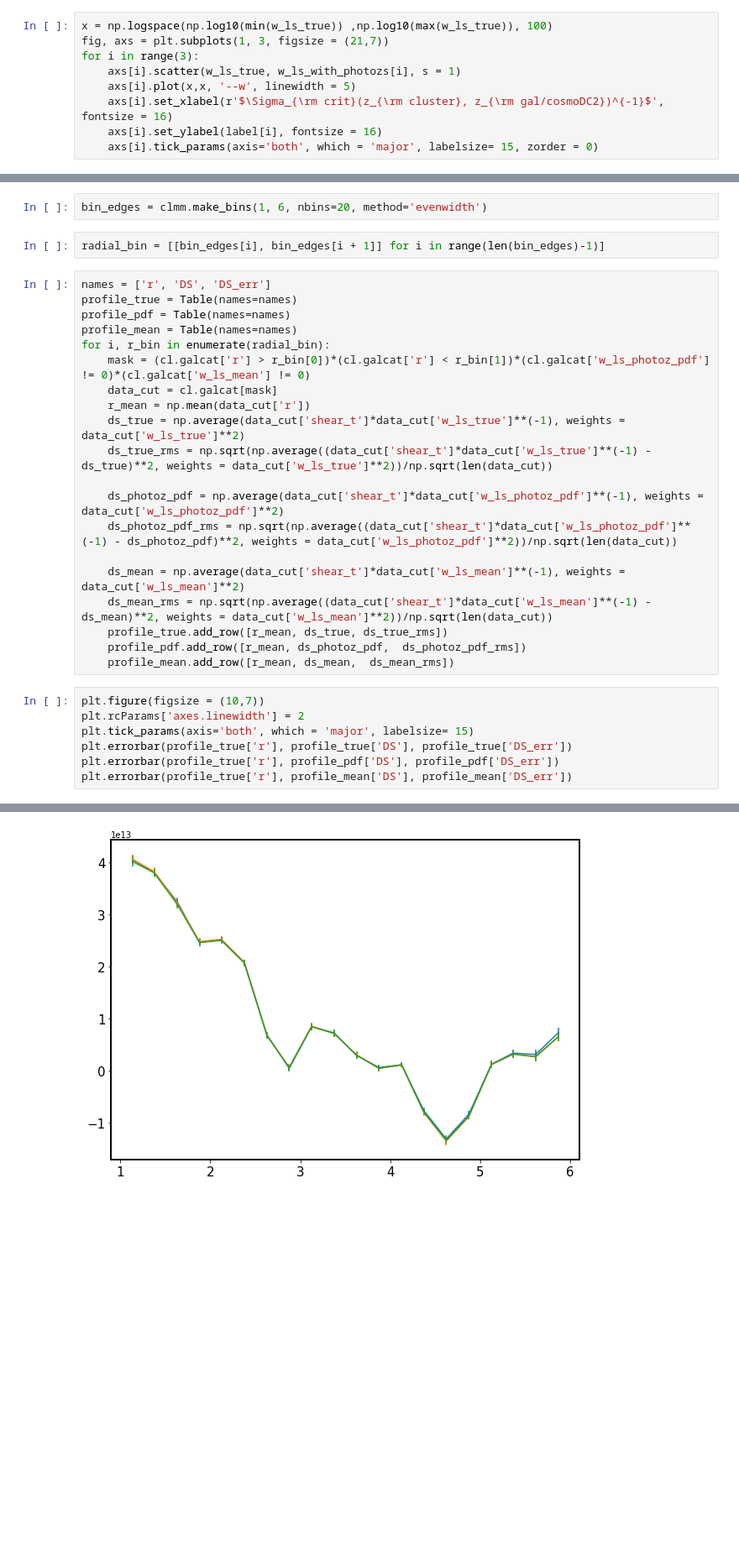
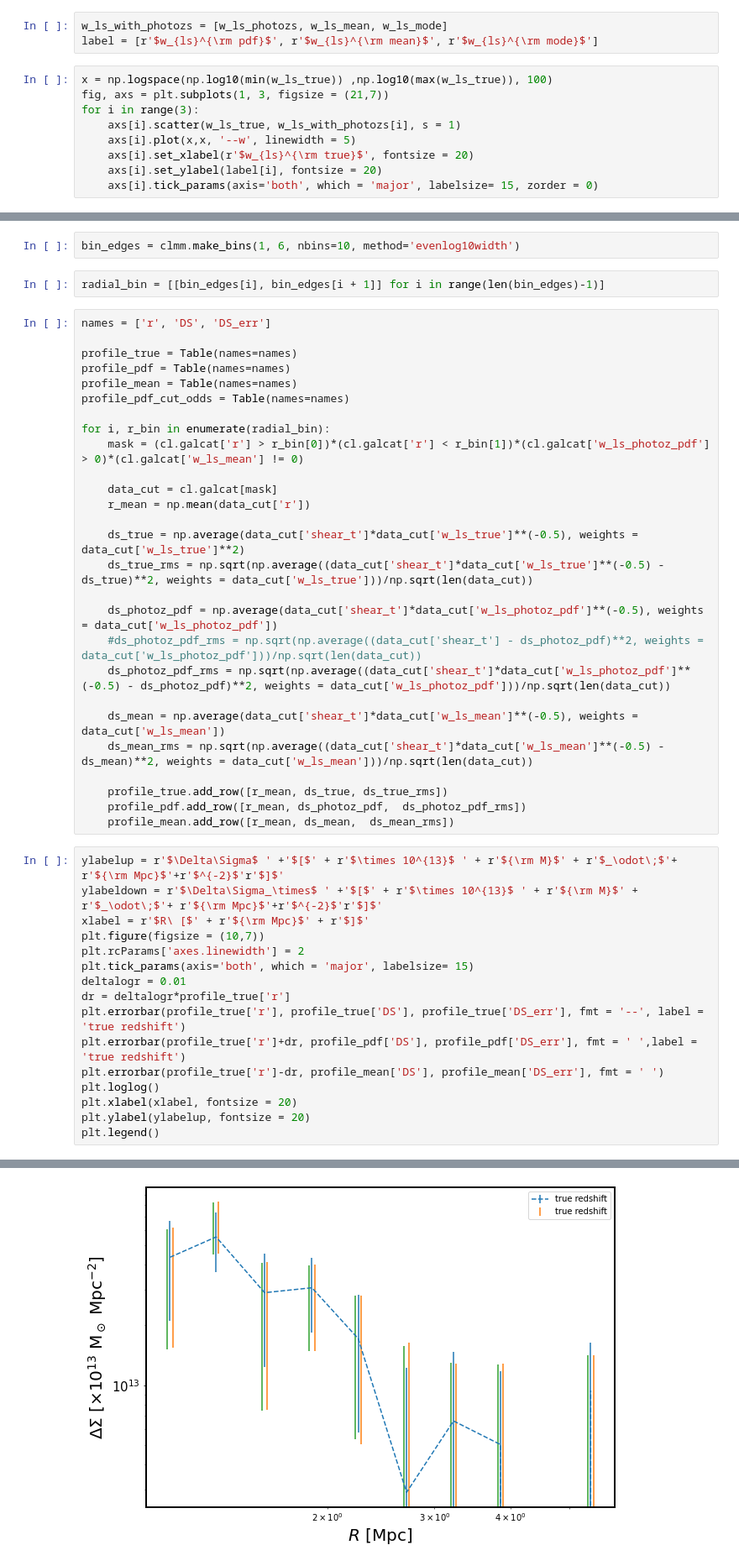
Before and after one commit to LSSTDESC/DC2_CL_PZ, a Jupyter notebook: Example_compute_deltasigma_with_photozs.ipynb, the cells around one changed output, grey strips where cells are left out. Shown at 84% size. Saved outputs shown, nothing was run; the diff lists cells and outputs as text; blank space fills up the shorter version.

```diff
--- a/Example_compute_deltasigma_with_photozs.ipynb
+++ b/Example_compute_deltasigma_with_photozs.ipynb
@@ -141,10 +163,13 @@ label = [r'$\langle \Sigma_{\rm crit}(z_{\rm cluster}, z)^{-1} \rangle$', r'$\Si
+# %%
+w_ls_with_photozs = [w_ls_photozs, w_ls_mean, w_ls_mode]
+label = [r'$w_{ls}^{\rm pdf}$', r'$w_{ls}^{\rm mean}$', r'$w_{ls}^{\rm mode}$']
 # %%
 x = np.logspace(np.log10(min(w_ls_true)) ,np.log10(max(w_ls_true)), 100)
 fig, axs = plt.subplots(1, 3, figsize = (21,7))
 for i in range(3):
     axs[i].scatter(w_ls_true, w_ls_with_photozs[i], s = 1)
     axs[i].plot(x,x, '--w', linewidth = 5)
-    axs[i].set_xlabel(r'$\Sigma_{\rm crit}(z_{\rm cluster}, z_{\rm gal/cosmoDC2})^{-1}$', fontsize = 16)
-    axs[i].set_ylabel(label[i], fontsize = 16)
+    axs[i].set_xlabel(r'$w_{ls}^{\rm true}$', fontsize = 20)
+    axs[i].set_ylabel(label[i], fontsize = 20)
     axs[i].tick_params(axis='both', which = 'major', labelsize= 15, zorder = 0)
 # %% [output]
@@ -187,34 +189,50 @@ cl.galcat['w_ls_true'] = np.array(w_ls_true)
 cl.galcat['w_ls_photoz_pdf'] = np.array(w_ls_photozs)
 cl.galcat['w_ls_mean'] = np.array(w_ls_mean)
 # %%
-bin_edges = clmm.make_bins(1, 6, nbins=20, method='evenwidth')
+bin_edges = clmm.make_bins(1, 6, nbins=10, method='evenlog10width')
 # %%
 radial_bin = [[bin_edges[i], bin_edges[i + 1]] for i in range(len(bin_edges)-1)]
 # %%
 names = ['r', 'DS', 'DS_err']
+
 profile_true = Table(names=names)
 profile_pdf = Table(names=names)
 profile_mean = Table(names=names)
+profile_pdf_cut_odds = Table(names=names)
+
 for i, r_bin in enumerate(radial_bin):
-    mask = (cl.galcat['r'] > r_bin[0])*(cl.galcat['r'] < r_bin[1])*(cl.galcat['w_ls_photoz_pdf'] != 0)*(cl.galcat['w_ls_mean'] != 0)
+    mask = (cl.galcat['r'] > r_bin[0])*(cl.galcat['r'] < r_bin[1])*(cl.galcat['w_ls_photoz_pdf'] > 0)*(cl.galcat['w_ls_mean'] != 0)
+
     data_cut = cl.galcat[mask]
     r_mean = np.mean(data_cut['r'])
-    ds_true = np.average(data_cut['shear_t']*data_cut['w_ls_true']**(-1), weights = data_cut['w_ls_true']**2)
-    ds_true_rms = np.sqrt(np.average((data_cut['shear_t']*data_cut['w_ls_true']**(-1) - ds_true)**2, weights = data_cut['w_ls_true']**2))/np.sqrt(len(data_cut))
 
-    ds_photoz_pdf = np.average(data_cut['shear_t']*data_cut['w_ls_photoz_pdf']**(-1), weights = data_cut['w_ls_photoz_pdf']**2)
-    ds_photoz_pdf_rms = np.sqrt(np.average((data_cut['shear_t']*data_cut['w_ls_photoz_pdf']**(-1) - ds_photoz_pdf)**2, weights = data_cut['w_ls_photoz_pdf']**2))/np.sqrt(len(data_cut))
+    ds_true = np.average(data_cut['shear_t']*data_cut['w_ls_true']**(-0.5), weights = data_cut['w_ls_true']**2)
+    ds_true_rms = np.sqrt(np.average((data_cut['shear_t']*data_cut['w_ls_true']**(-0.5) - ds_true)**2, weights = data_cut['w_ls_true']))/np.sqrt(len(data_cut))
 
-    ds_mean = np.average(data_cut['shear_t']*data_cut['w_ls_mean']**(-1), weights = data_cut['w_ls_mean']**2)
-    ds_mean_rms = np.sqrt(np.average((data_cut['shear_t']*data_cut['w_ls_mean']**(-1) - ds_mean)**2, weights = data_cut['w_ls_mean']**2))/np.sqrt(len(data_cut))
+    ds_photoz_pdf = np.average(data_cut['shear_t']*data_cut['w_ls_photoz_pdf']**(-0.5), weights = data_cut['w_ls_photoz_pdf'])
+    #ds_photoz_pdf_rms = np.sqrt(np.average((data_cut['shear_t'] - ds_photoz_pdf)**2, weights = data_cut['w_ls_photoz_pdf']))/np.sqrt(len(data_cut))
+    ds_photoz_pdf_rms = np.sqrt(np.average((data_cut['shear_t']*data_cut['w_ls_photoz_pdf']**(-0.5) - ds_photoz_pdf)**2, weights = data_cut['w_ls_photoz_pdf']))/np.sqrt(len(data_cut))
+
+    ds_mean = np.average(data_cut['shear_t']*data_cut['w_ls_mean']**(-0.5), weights = data_cut['w_ls_mean'])
+    ds_mean_rms = np.sqrt(np.average((data_cut['shear_t']*data_cut['w_ls_mean']**(-0.5) - ds_mean)**2, weights = data_cut['w_ls_mean']))/np.sqrt(len(data_cut))
+
     profile_true.add_row([r_mean, ds_true, ds_true_rms])
     profile_pdf.add_row([r_mean, ds_photoz_pdf,  ds_photoz_pdf_rms])
     profile_mean.add_row([r_mean, ds_mean,  ds_mean_rms])
 # %%
+ylabelup = r'$\Delta\Sigma$ ' +'$[$' + r'$\times 10^{13}$ ' + r'${\rm M}$' + r'$_\odot\;$'+ r'${\rm Mpc}$'+r'$^{-2}$'r'$]$'
+ylabeldown = r'$\Delta\Sigma_\times$ ' +'$[$' + r'$\times 10^{13}$ ' + r'${\rm M}$' + r'$_\odot\;$'+ r'${\rm Mpc}$'+r'$^{-2}$'r'$]$'
+xlabel = r'$R\ [$' + r'${\rm Mpc}$' + r'$]$'
 plt.figure(figsize = (10,7))
 plt.rcParams['axes.linewidth'] = 2
 plt.tick_params(axis='both', which = 'major', labelsize= 15)
-plt.errorbar(profile_true['r'], profile_true['DS'], profile_true['DS_err'])
-plt.errorbar(profile_true['r'], profile_pdf['DS'], profile_pdf['DS_err'])
-plt.errorbar(profile_true['r'], profile_mean['DS'], profile_mean['DS_err'])
+deltalogr = 0.01
+dr = deltalogr*profile_true['r']
+plt.errorbar(profile_true['r'], profile_true['DS'], profile_true['DS_err'], fmt = '--', label = 'true redshift')
+plt.errorbar(profile_true['r']+dr, profile_pdf['DS'], profile_pdf['DS_err'], fmt = ' ',label = 'true redshift')
+plt.errorbar(profile_true['r']-dr, profile_mean['DS'], profile_mean['DS_err'], fmt = ' ')
+plt.loglog()
+plt.xlabel(xlabel, fontsize = 20)
+plt.ylabel(ylabelup, fontsize = 20)
+plt.legend()
 # %% [output]
@@ -222 +240 @@ plt.errorbar(profile_true['r'], profile_mean['DS'], profile_mean['DS_err'])
-[figure, old version]
+[figure, new version]
```
Also changed, not shown: parts of 35 cells of this notebook.
